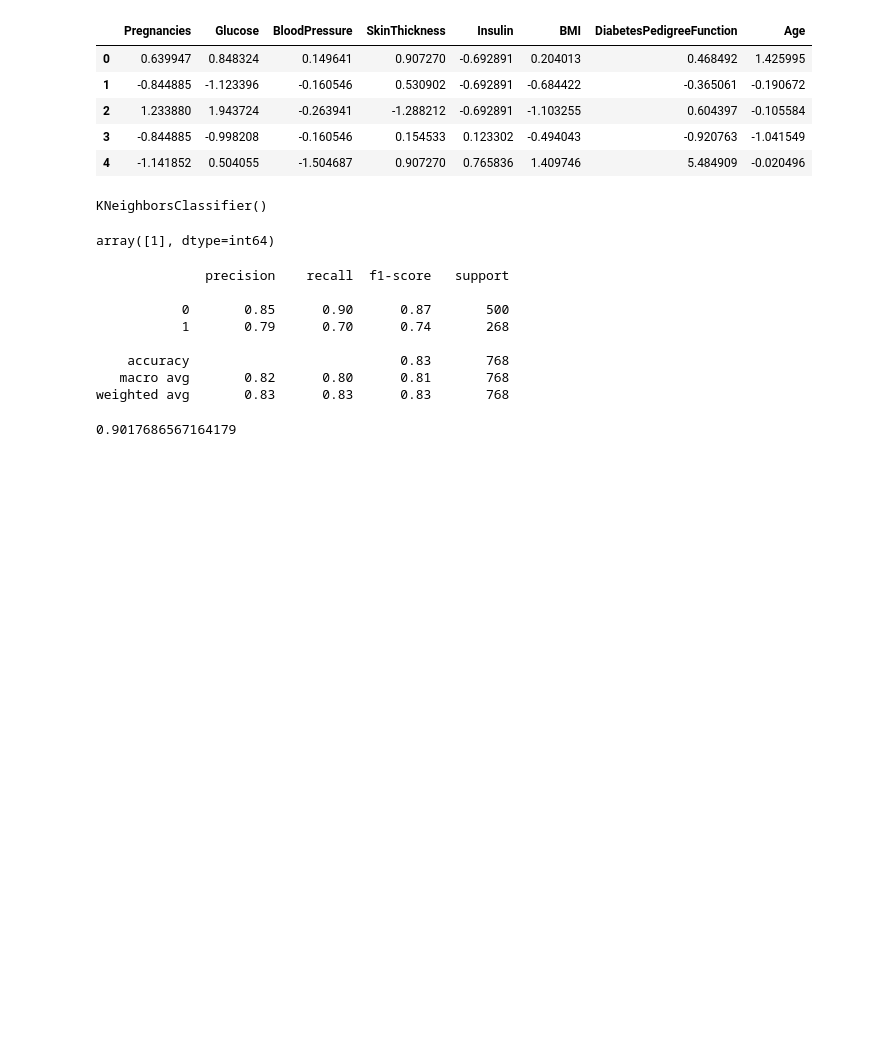
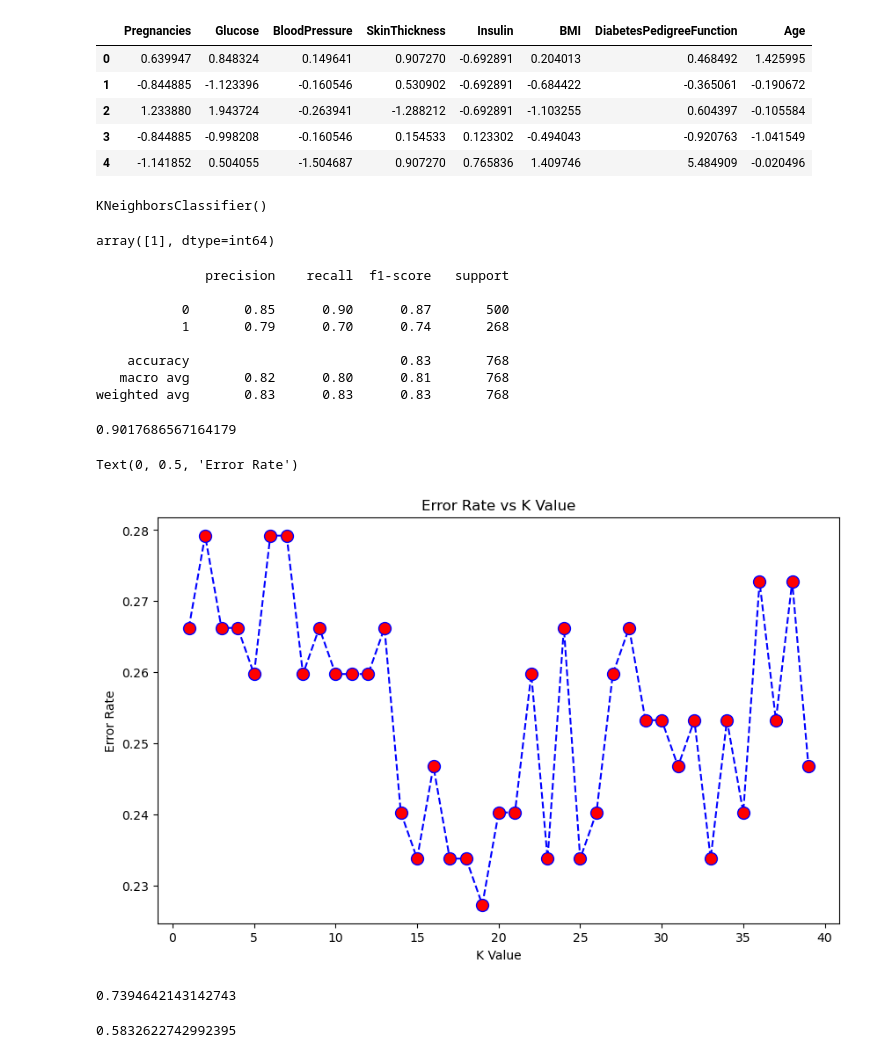
Before and after one commit to anilcemalyasar/INF506_MethodenDerDatenAnalyse, a Jupyter notebook: Vorlesung VIII/knn_plot.ipynb, the cells around one changed output. Drawn from its saved outputs; the diff is of its cells as text; code cells hidden in the pictures; blank space fills up the shorter version.

```diff
--- a/Vorlesung VIII/knn_plot.ipynb
+++ b/Vorlesung VIII/knn_plot.ipynb
@@ -130,3 +132,22 @@ roc_auc_score(y, y_prob)
    macro avg       0.82      0.80      0.81       768
 weighted avg       0.83      0.83      0.83       768
 0.9017686567164179
+# %%
+X_train, X_test, y_train, y_test = train_test_split(X, y, test_size=0.2)
+# %%
+error_rates = []
+for i in range(1, 40):
+    knn = KNeighborsClassifier(n_neighbors=i)
+    knn.fit(X_train, y_train)
+    pred_i = knn.predict(X_test)
+    error_rates.append(np.mean(pred_i != y_test))
+# %%
+plt.figure(figsize=(10, 6))
+plt.plot(range(1, 40), error_rates, color="blue", linestyle="dashed",
+         marker="o", markerfacecolor="red", markersize=10)
+plt.title("Error Rate vs K Value")
+plt.xlabel("K Value")
+plt.ylabel("Error Rate")
+# %% [output]
+Text(0, 0.5, 'Error Rate')
+[figure, added]
@@ -132,0 +158,8 @@ weighted avg       0.83      0.83      0.83       768
+# %%
+cv_results["test_accuracy"].mean()
+# %% [output]
+0.7394642143142743
+# %%
+cv_results["test_f1"].mean()
+# %% [output]
+0.5832622742992395
```
Also changed, not shown: parts of 12 cells of this notebook.
